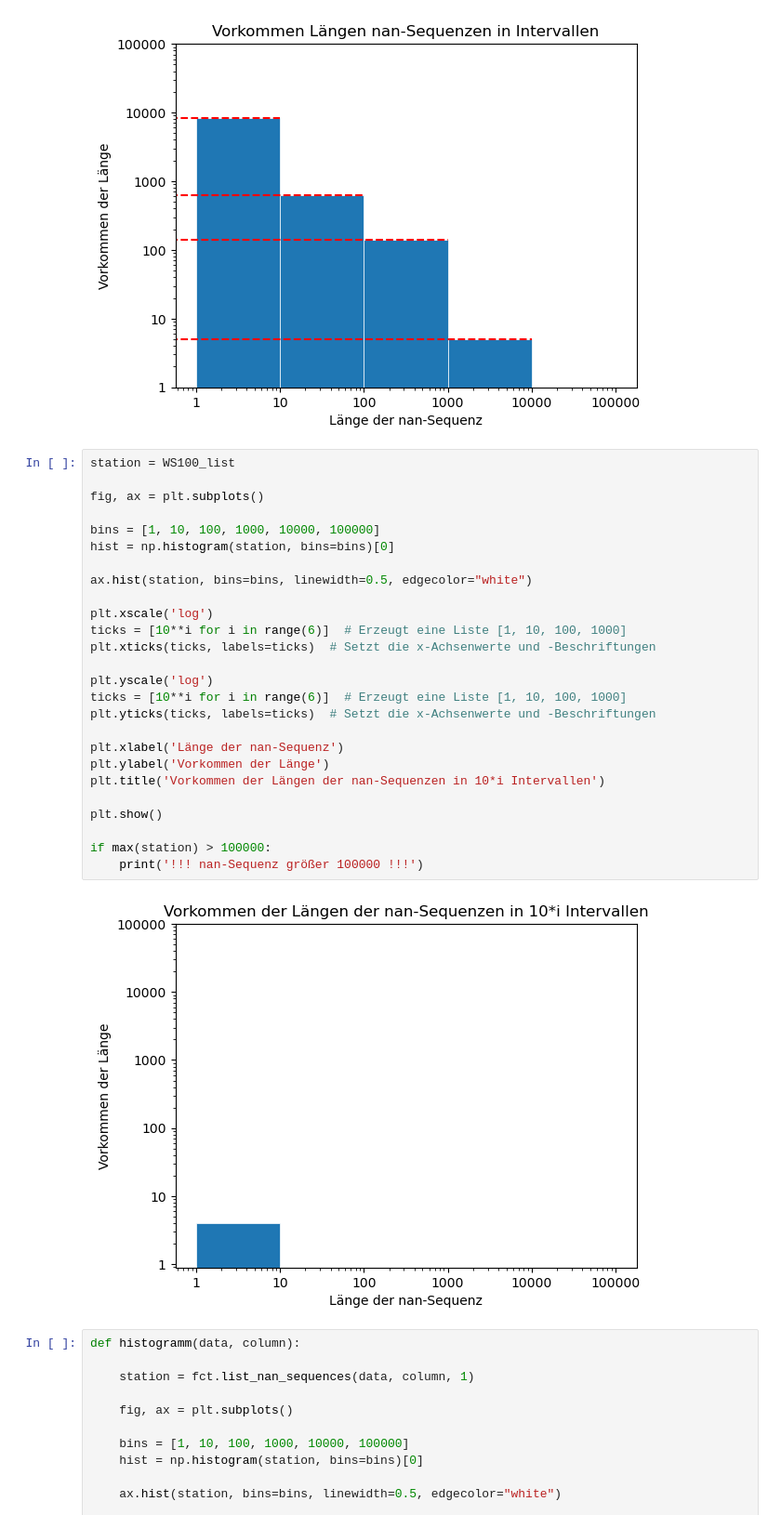
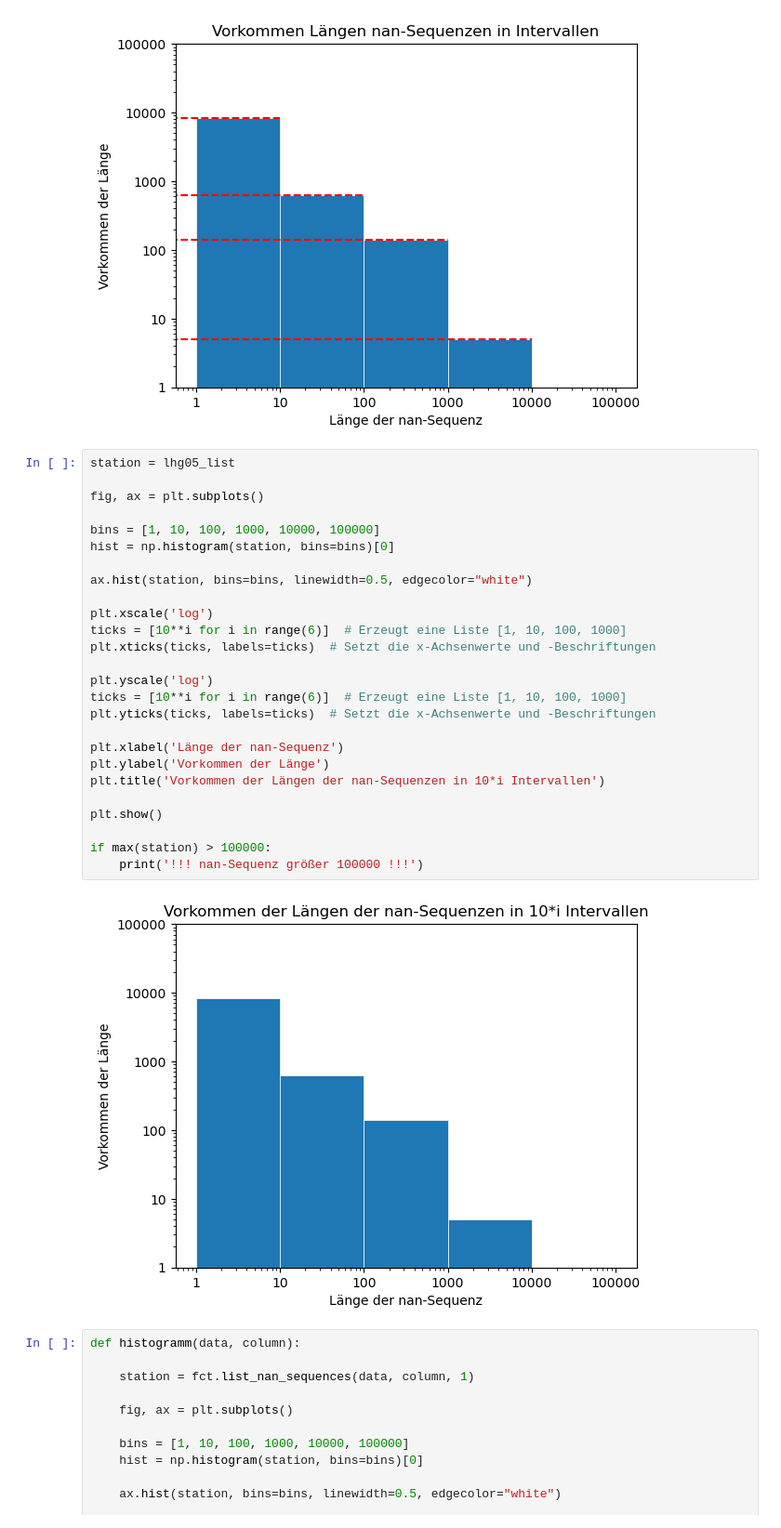
Before and after one commit to Nicholas202024/Hiwi_Code, a Jupyter notebook: statistik_nans.ipynb, the cells around one changed output. Shown at 93% size. Drawn from its saved outputs; the diff is of its cells as text.

```diff
--- a/statistik_nans.ipynb
+++ b/statistik_nans.ipynb
@@ -496,33 +492,33 @@ plt.show()
 # %% [output]
 [figure]
 # %%
-station = WS100_list
+station = lhg05_list
 
 fig, ax = plt.subplots()
 
 bins = [1, 10, 100, 1000, 10000, 100000]
 hist = np.histogram(station, bins=bins)[0]
 
 ax.hist(station, bins=bins, linewidth=0.5, edgecolor="white")
 
 plt.xscale('log')
 ticks = [10**i for i in range(6)]  # Erzeugt eine Liste [1, 10, 100, 1000]
 plt.xticks(ticks, labels=ticks)  # Setzt die x-Achsenwerte und -Beschriftungen
 
 plt.yscale('log')
 ticks = [10**i for i in range(6)]  # Erzeugt eine Liste [1, 10, 100, 1000]
 plt.yticks(ticks, labels=ticks)  # Setzt die x-Achsenwerte und -Beschriftungen
 
 plt.xlabel('Länge der nan-Sequenz')
 plt.ylabel('Vorkommen der Länge')
 plt.title('Vorkommen der Längen der nan-Sequenzen in 10*i Intervallen')
 
 plt.show()
 
 if max(station) > 100000:
     print('!!! nan-Sequenz größer 100000 !!!')
 # %% [output]
-[figure, old version]
+[figure, new version]
 # %%
 def histogramm(data, column):
 
```
Also changed, not shown: parts of 14 cells of this notebook, 3 other files.
